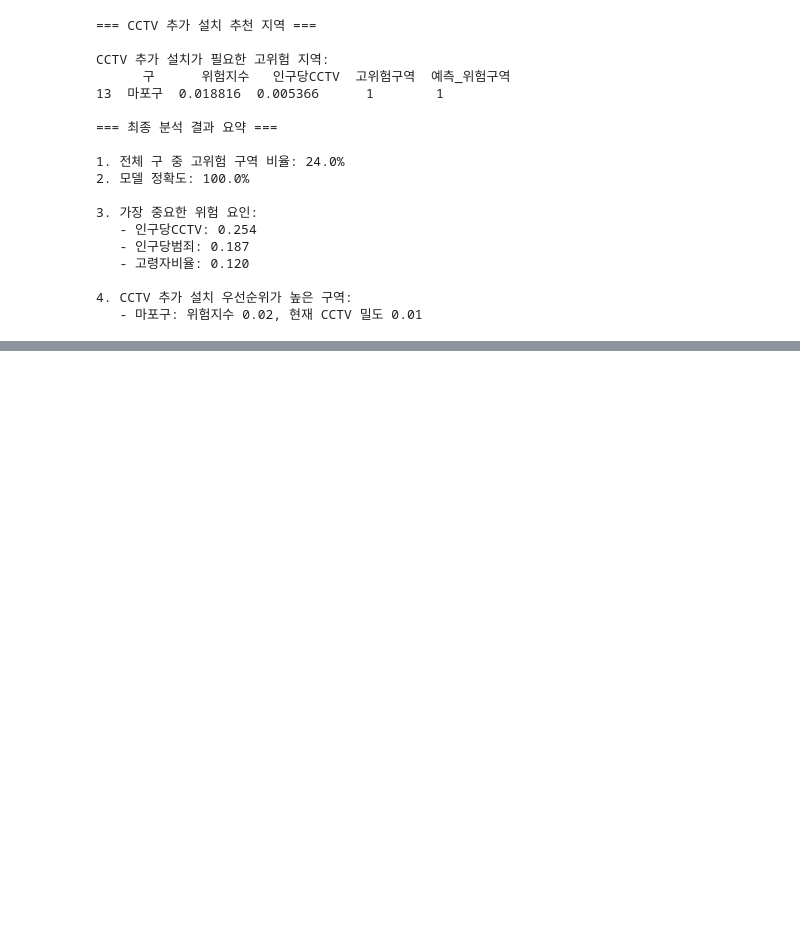
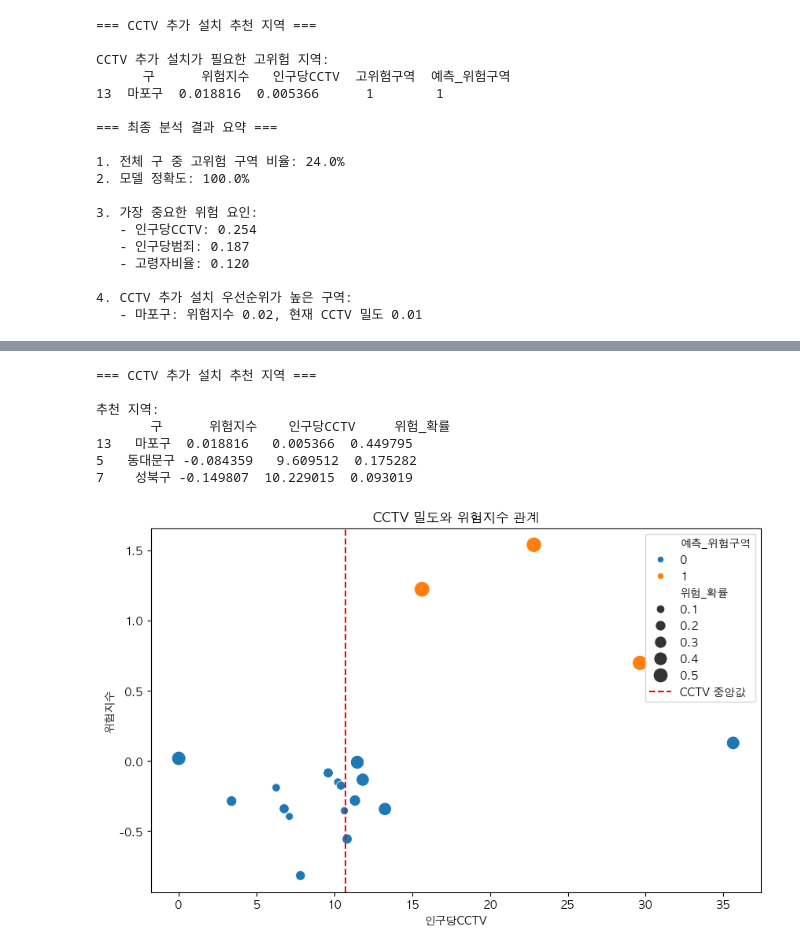
Before and after one commit to Gwangya-Data-Analysi-data/safety_sim, a Jupyter notebook: EDA/location-data-eda/location-data-eda.ipynb, the cells around one changed output, grey strips where cells are left out. Drawn from its saved outputs; the diff is of its cells as text; code cells hidden in the pictures; blank space fills up the shorter version.

```diff
--- a/EDA/location-data-eda/location-data-eda.ipynb
+++ b/EDA/location-data-eda/location-data-eda.ipynb
@@ -557,0 +784,46 @@ CCTV 추가 설치가 필요한 고위험 지역:
+# %%
+# 전체 데이터에 대한 예측
+X_all_scaled = scaler.transform(X)
+merged_data['예측_위험구역'] = rf_classifier.predict(X_all_scaled)
+merged_data['위험_확률'] = rf_classifier.predict_proba(X_all_scaled)[:, 1]
+
+# CCTV 추천 기준
+print("\n=== CCTV 추가 설치 추천 지역 ===")
+
+# 여러 기준을 조합하여 추천
+cctv_recommendation = merged_data[['구', '위험지수', '인구당CCTV', '위험_확률']].copy()
+cctv_recommendation = cctv_recommendation[
+    (
+        (cctv_recommendation['위험_확률'] >= 0.3) |  # 위험 확률이 30% 이상이거나
+        (cctv_recommendation['위험지수'] > cctv_recommendation['위험지수'].median())  # 위험지수가 중앙값 이상
+    ) &
+    (cctv_recommendation['인구당CCTV'] < cctv_recommendation['인구당CCTV'].median())  # CCTV 밀도가 중앙값 미만
+].sort_values(['위험_확률', '위험지수'], ascending=[False, False])
+
+print("\n추천 지역:")
+print(cctv_recommendation)
+
+# 시각화
+plt.figure(figsize=(10, 6))
+sns.scatterplot(data=merged_data,
+                x='인구당CCTV',
+                y='위험지수',
+                hue='예측_위험구역',
+                size='위험_확률',
+                sizes=(50, 200))
+plt.axvline(x=merged_data['인구당CCTV'].median(),
+            color='r',
+            linestyle='--',
+            label='CCTV 중앙값')
+plt.title('CCTV 밀도와 위험지수 관계')
+plt.legend()
+plt.show()
+# %% [output]
+=== CCTV 추가 설치 추천 지역 ===
+
+추천 지역:
+       구      위험지수    인구당CCTV     위험_확률
+13   마포구  0.018816   0.005366  0.449795
+5   동대문구 -0.084359   9.609512  0.175282
+7    성북구 -0.149807  10.229015  0.093019
+[figure, added]
```
Also changed, not shown: parts of 27 cells of this notebook.
